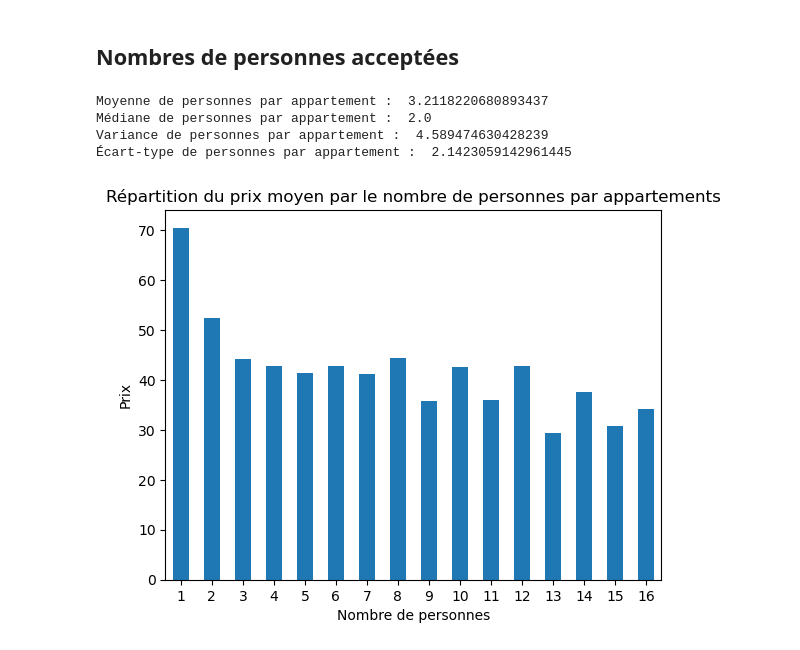
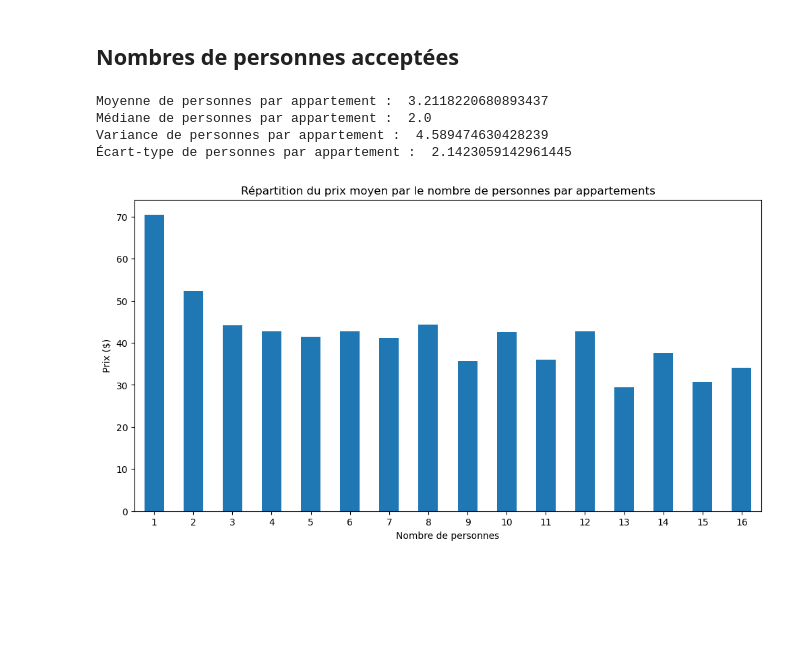
Before and after one commit to LoanCB/machine-learning-appartement, a Jupyter notebook: playground_airbnb.ipynb, the cells around one changed output. Drawn from its saved outputs; the diff is of its cells as text; code cells hidden in the pictures; blank space fills up the shorter version.

```diff
--- a/playground_airbnb.ipynb
+++ b/playground_airbnb.ipynb
@@ -231,26 +231,31 @@ Moyenne d'appartements qui permet une réservation immédiate : 73.0 %
 # %%
 accommodates_average = df['accommodates'].mean()
 accommodates_median = df['accommodates'].median()
 accommodates_variance = df['accommodates'].var()
 accommodates_deviation = df['accommodates'].std()
 
 print("Moyenne de personnes par appartement : ", accommodates_average)
 print("Médiane de personnes par appartement : ", accommodates_median)
 print("Variance de personnes par appartement : ", accommodates_variance)
 print("Écart-type de personnes par appartement : ", accommodates_deviation)
 
-accommodates_price_average = df.groupby('accommodates')['price_by_person'].mean()
+accommodates_price = df.groupby('accommodates')['price_by_person']
+accommodates_price_average = accommodates_price.mean()
+accommodates_price_median = accommodates_price.median()
+accommodates_price_variance = accommodates_price.var()
+accommodates_price_deviation = accommodates_price.std()
 
-plt.figure()
+# TODO Add median variance and deviation to chart
+plt.figure(figsize=(12, 6))
 ax = accommodates_price_average.plot(kind='bar')
 plt.title('Répartition du prix moyen par le nombre de personnes par appartements')
 plt.xlabel('Nombre de personnes')
 plt.ylabel("Prix ($)")
 plt.xticks(rotation=0)
 plt.show()
 # %% [output]
 Moyenne de personnes par appartement :  3.2118220680893437
 Médiane de personnes par appartement :  2.0
 Variance de personnes par appartement :  4.589474630428239
 Écart-type de personnes par appartement :  2.1423059142961445
-[figure, old version]
+[figure, new version]
```
Also changed, not shown: parts of 2 cells of this notebook.
